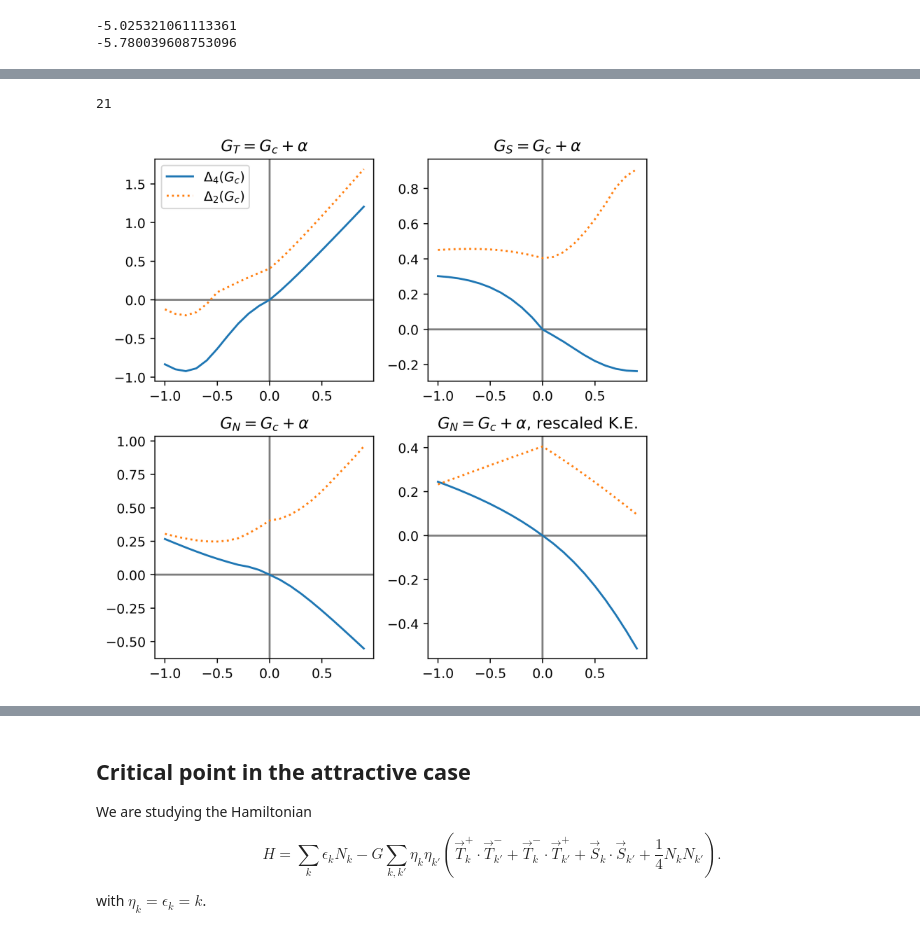
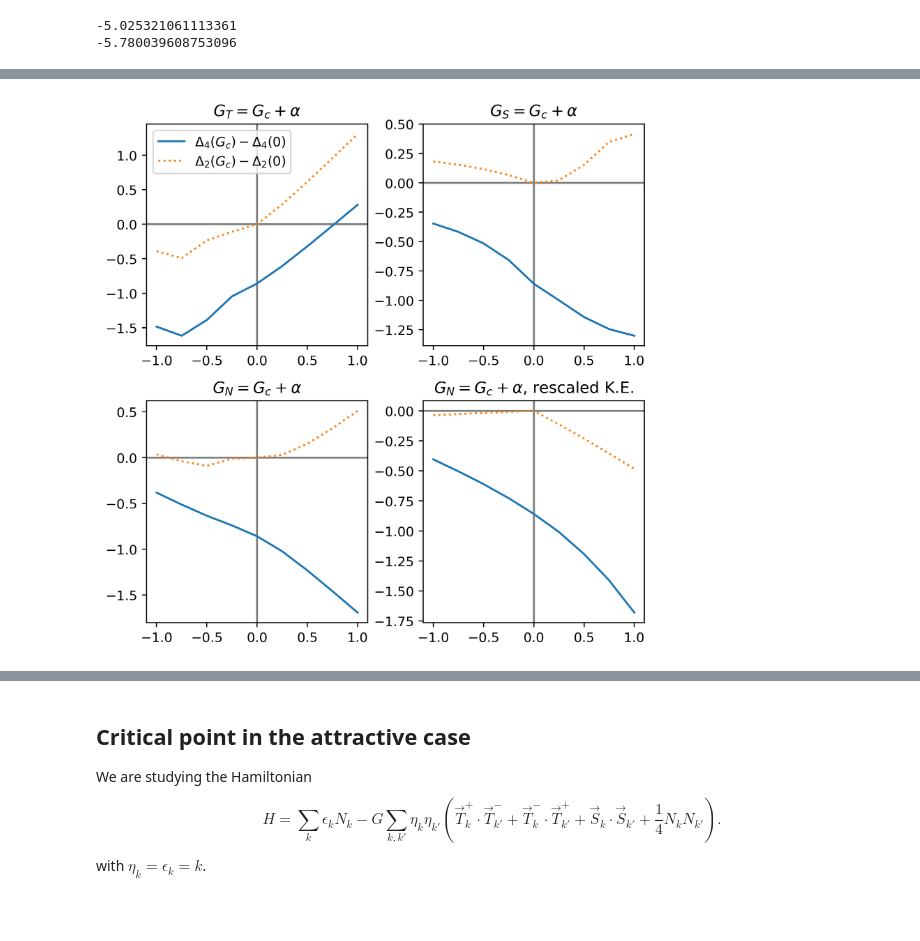
Before and after one commit to wholdhus/so5-richardson-gaudin, a Jupyter notebook: ed_attractive.ipynb, the cells around one changed output, grey strips where cells are left out. Saved outputs shown, nothing was run; the diff lists cells and outputs as text; code cells hidden in the pictures.

```diff
--- a/ed_attractive.ipynb
+++ b/ed_attractive.ipynb
@@ -304,0 +315,27 @@ Scaling G_t
+# %%
+plt.figure(figsize=(6,6), dpi=400)
+pscales = np.arange(-1, 1.25, .25)
+print(len(pscales))
+titles = [r'$S^2$ perturbation', r'$G_T = G_c+\alpha$', r'$G_S = G_c+\alpha$', r'$G_N = G_c+\alpha$', r'$G_N = G_c+\alpha$, rescaled K.E.']
+sp = 1
+for i in range(5):
+    la = labels[i]
+    qs = 0.5*(es_all[0][la]+es_all[4][la]-2*es_all[2][la])
+    ps = 0.5*(es_all[1][la]+es_all[3][la]-2*es_all[2][la])
+    qsk = 0.5*(es_kin[0][la]+es_kin[4][la]-2*es_kin[2][la])
+    psk = 0.5*(es_kin[1][la]+es_kin[3][la]-2*es_kin[2][la])
+    if la != 'S2':
+        plt.subplot(2,2, sp)
+        plt.axhline(0, color='gray')
+        plt.axvline(0, color='gray')
+        plt.plot(pscales[:-1], qs[:-1], label=r'$\Delta_4(G_c)$')
+        plt.plot(pscales[:-1], ps[:-1], ls=':', label=r'$\Delta_2(G_c)$')
+        plt.scatter(pscales[:-1], qsk[:-1])
+        plt.scatter(pscales[:-1], psk[:-1])
+        plt.title(titles[i])
+        sp += 1
+
+    if la == 'Gt':
+        plt.legend()
+plt.tight_layout(pad=1.0)
+plt.savefig('gaps_L{}N{}.png'.format(2*l, Nup+Ndown))
@@ -305,26 +345,25 @@ Scaling G_t
 # %%
 plt.figure(figsize=(6,6), dpi=400)
-pscales = np.arange(-1, 1.1, .1)
-print(len(pscales))
 titles = [r'$S^2$ perturbation', r'$G_T = G_c+\alpha$', r'$G_S = G_c+\alpha$', r'$G_N = G_c+\alpha$', r'$G_N = G_c+\alpha$, rescaled K.E.']
 sp = 1
+q_kin = k[N//2-1]-k[N//2-2]
+p_kin = .5*q_kin
 for i in range(5):
     la = labels[i]
     qs = 0.5*(es_all[0][la]+es_all[4][la]-2*es_all[2][la])
     ps = 0.5*(es_all[1][la]+es_all[3][la]-2*es_all[2][la])
     if la != 'S2':
         plt.subplot(2,2, sp)
         plt.axhline(0, color='gray')
         plt.axvline(0, color='gray')
-        plt.plot(pscales[:-1], qs[:-1], label=r'$\Delta_4(G_c)$')
-        plt.plot(pscales[:-1], ps[:-1], ls=':', label=r'$\Delta_2(G_c)$')
+        plt.plot(pscales, qs-qsk, label=r'$\Delta_4(G_c) - \Delta_4(0)$')
+        plt.plot(pscales, ps-psk, ls=':', label=r'$\Delta_2(G_c) - \Delta_2(0)$')
         plt.title(titles[i])
         sp += 1
 
     if la == 'Gt':
         plt.legend()
 plt.tight_layout(pad=1.0)
-plt.savefig('gaps_L{}N{}.png'.format(2*l, Nup+Ndown))
+plt.savefig('gaps_minus_ke_L{}N{}.png'.format(2*l, Nup+Ndown))
 # %% [output]
-21
-[figure, old version]
+[figure, new version]
```
Also changed, not shown: parts of 16 cells of this notebook.
